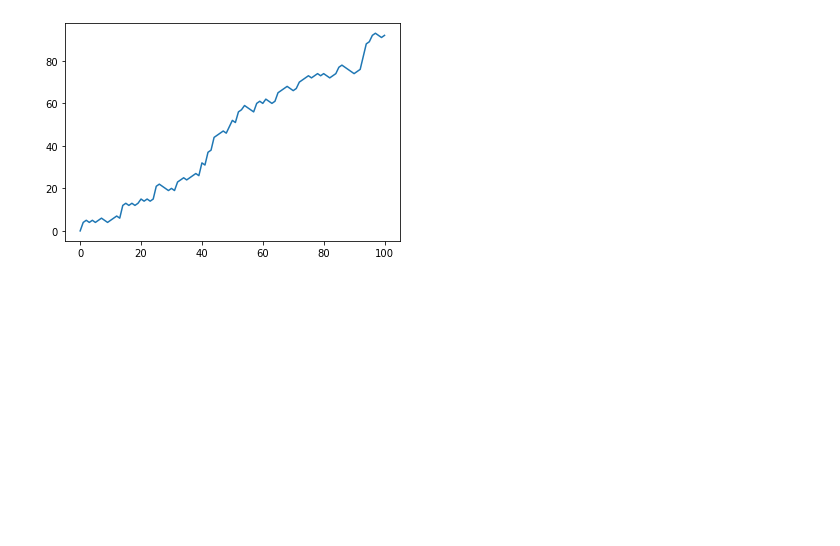
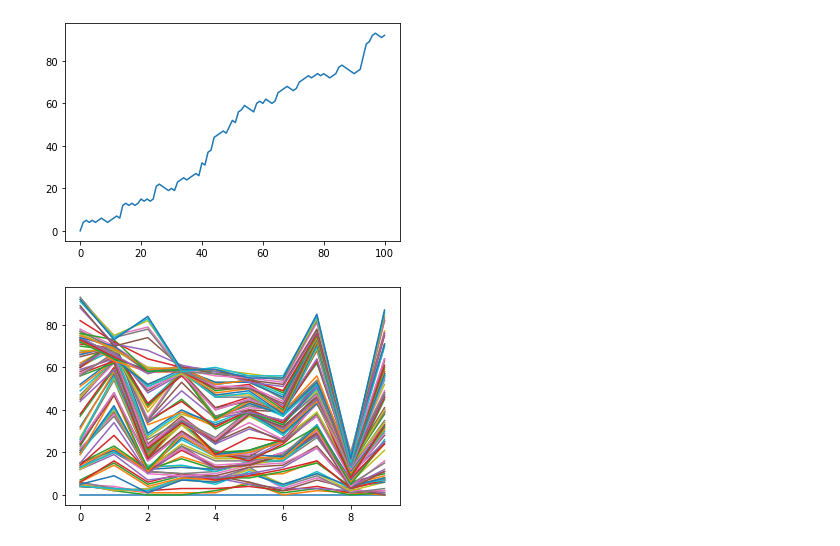
Before and after one commit to MeetPatel89/random_walk, a Jupyter notebook: notebook.ipynb, the cells around one changed output. Saved outputs shown, nothing was run; the diff lists cells and outputs as text; code cells hidden in the pictures; blank space fills up the shorter version.

Commit message:
plot all random walks for all_walks_np array and all_walks_np_t transposed np array

```diff
--- a/notebook.ipynb
+++ b/notebook.ipynb
@@ -28,3 +28,9 @@ plt.plot(all_walks_np[0])
 plt.show()
 # %% [output]
 [figure]
+# %%
+# plotting all random walks
+plt.plot(all_walks)
+plt.show()
+# %% [output]
+[figure, added]
```
Also changed, not shown: parts of 2 cells of this notebook.
